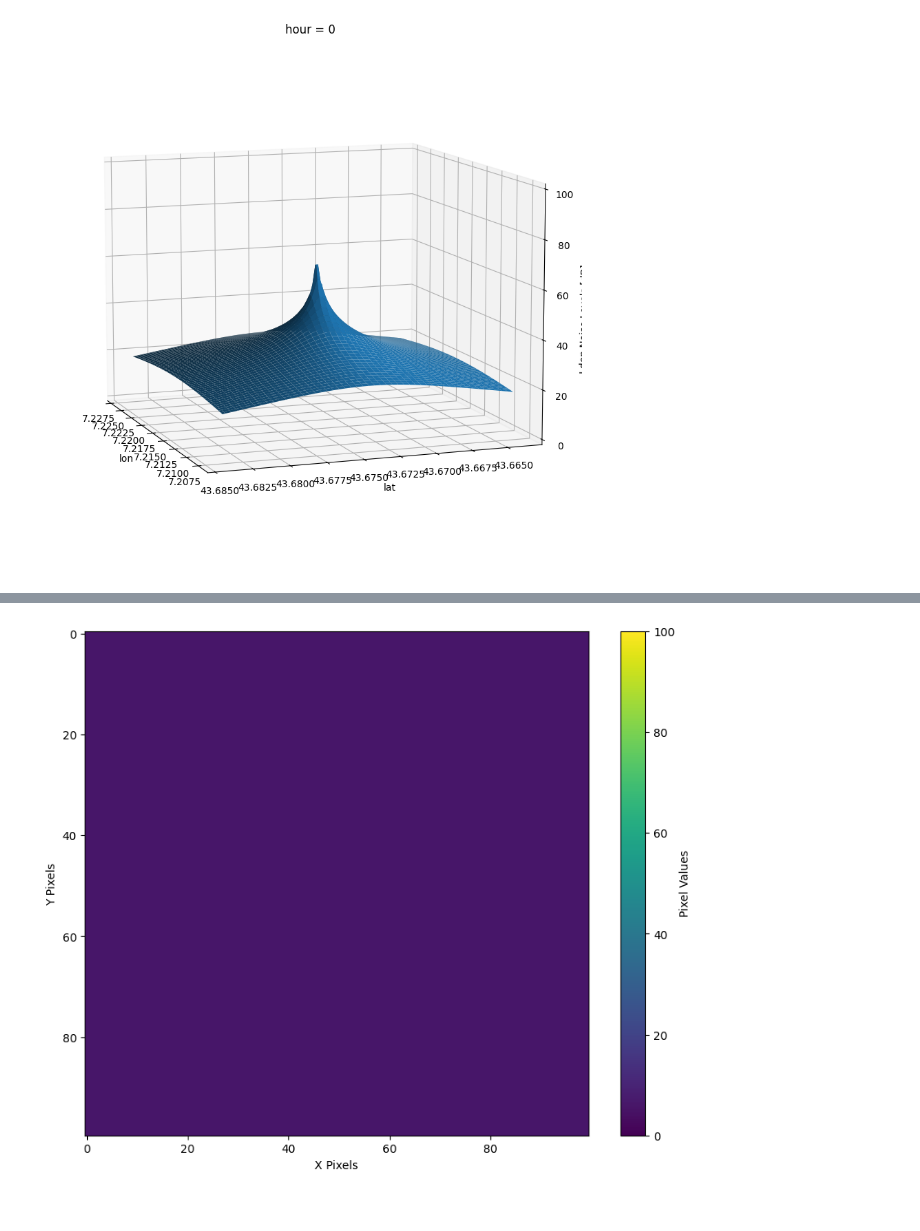
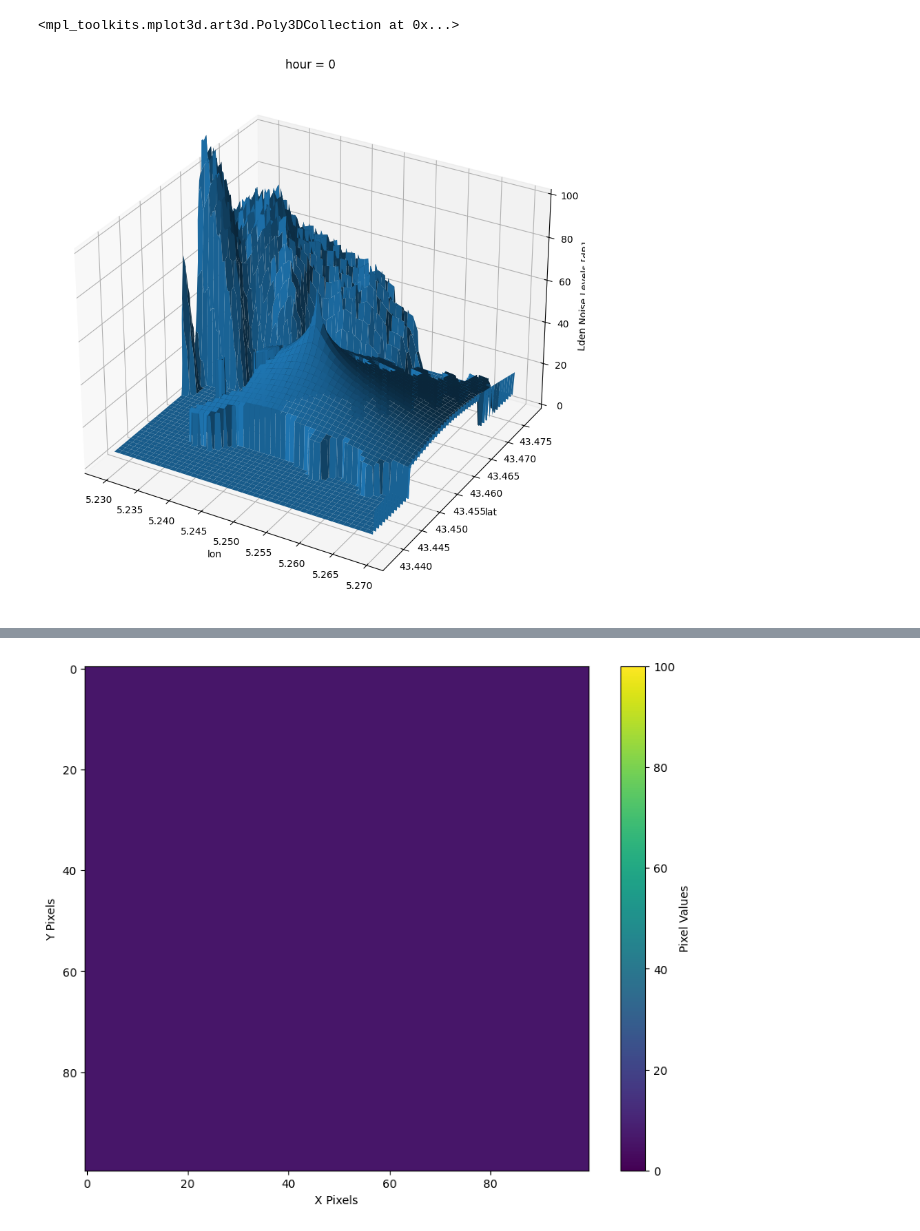
Before and after one commit to nmcdtu/windwhisper, a Jupyter notebook: dev/generate_noise_map.ipynb, the cells around one changed output, grey strips where cells are left out. Drawn from its saved outputs; the diff is of its cells as text; code cells hidden in the pictures.

```diff
--- a/dev/generate_noise_map.ipynb
+++ b/dev/generate_noise_map.ipynb
@@ -18,7 +18,7 @@ wind_turbines = {
     'Turbine 0':
      {'diameter': 70.0,
    'hub height': 85.0,
-   'position': (43.67402852737928, 7.2169801653160395),
+   'position': (43.457385, 5.249464),
    'power': 2500.0},
    #'Turbine 1':
    # {'diameter': 60.0,
@@ -67,19 +117,20 @@ KeyError: 'contour_30'
 # %%
 import numpy as np
 import matplotlib.pyplot as plt
 
 from mpl_toolkits.mplot3d import Axes3D
 
 fig = plt.figure(figsize=(10, 10))
 ax = fig.add_subplot(111, projection='3d')
 ax.set_zlim(0, 100)
 
 wt.noise_analysis.lden_map.plot.surface()
 
 # Set the azimuth and elevation angles
-ax.view_init(azim=160, elev=10)
+#ax.view_init(azim=50, elev=10)
 # %% [output]
+<mpl_toolkits.mplot3d.art3d.Poly3DCollection at 0x...>
-[figure, old version]
+[figure, new version]
 # %%
 wt.noise_map.haversine_distances.min()
 # %% [output]
```
Also changed, not shown: parts of 22 cells of this notebook, 9 other files.
